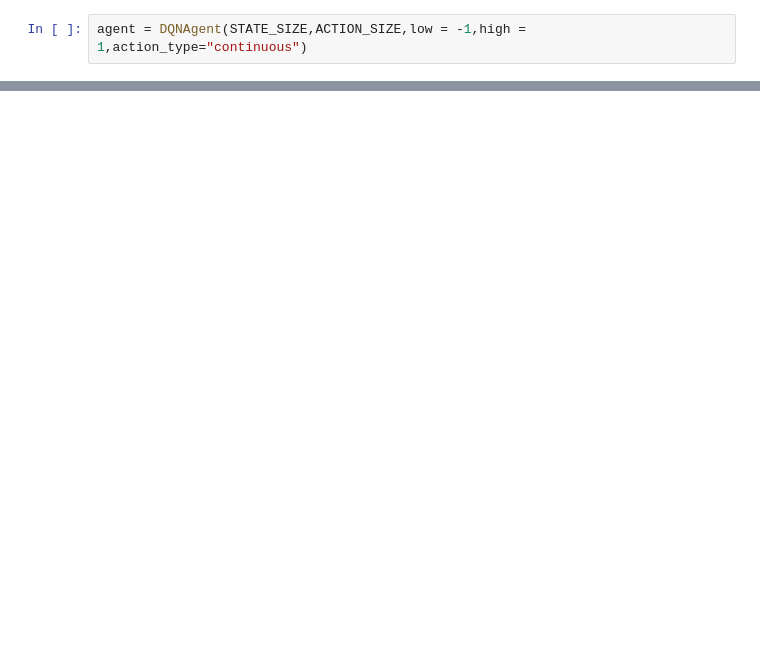
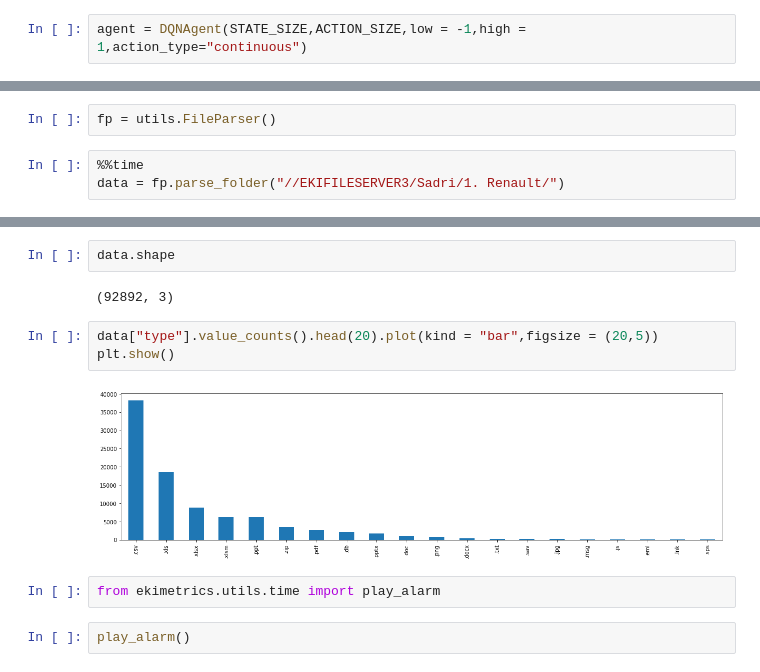
Before and after one commit to TheoLvs/reinforcement-learning, a Jupyter notebook: 3. Robotics/Minitaur pybullet environment.ipynb, the cells around one changed output, grey strips where cells are left out. Saved outputs shown, nothing was run; the diff lists cells and outputs as text; blank space fills up the shorter version.

```diff
--- a/3. Robotics/Minitaur pybullet environment.ipynb
+++ b/3. Robotics/Minitaur pybullet environment.ipynb
@@ -161,0 +199,5 @@ KeyboardInterrupt:
+# %%
+fp = utils.FileParser()
+# %%
+%%time
+data = fp.parse_folder("//EKIFILESERVER3/Sadri/1. Renault/")
@@ -161,0 +207,13 @@ KeyboardInterrupt:
+# %%
+data.shape
+# %% [output]
+(92892, 3)
+# %%
+data["type"].value_counts().head(20).plot(kind = "bar",figsize = (20,5))
+plt.show()
+# %% [output]
+[figure, added]
+# %%
+from ekimetrics.utils.time import play_alarm
+# %%
+play_alarm()
```
Also changed, not shown: parts of 11 cells of this notebook, 4 other files.
